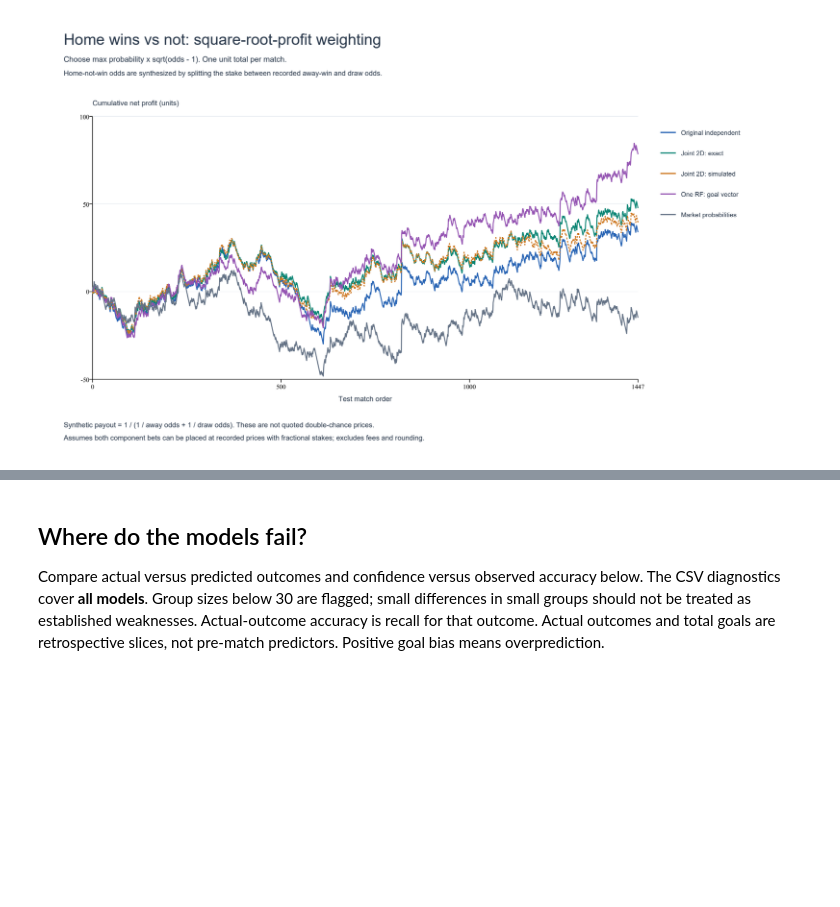
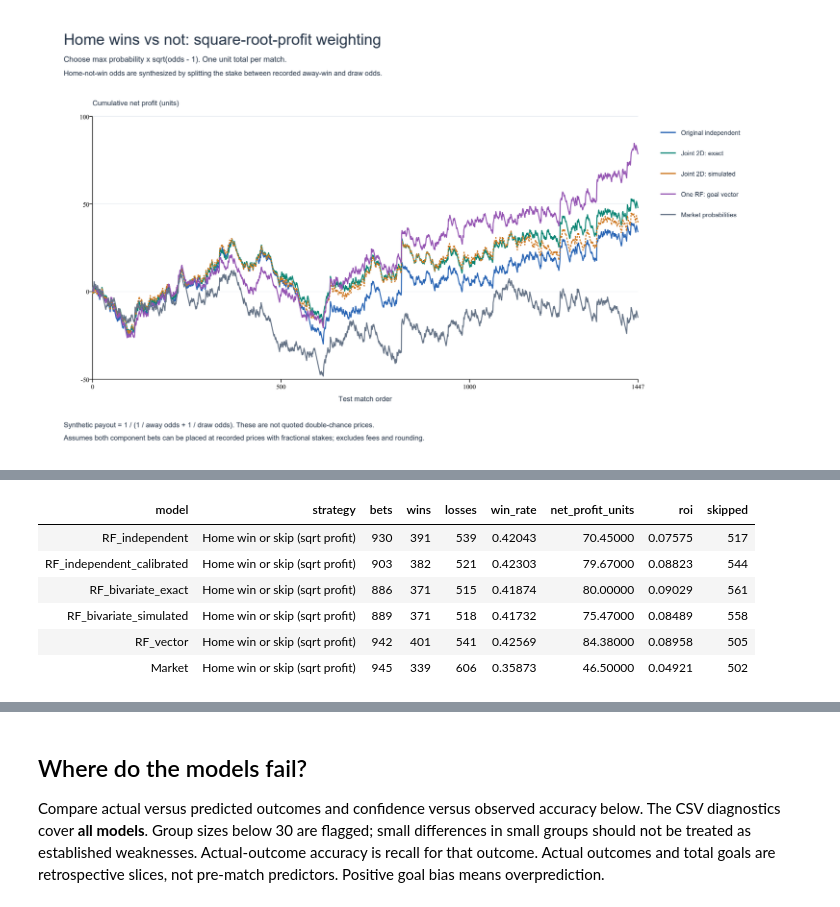
Before and after one commit to YuvalRubinstein99/Football-stats-project, a Jupyter notebook: notebooks/prediction_bivariate.ipynb, the cells around one changed output, grey strips where cells are left out. Cells and saved outputs as stored; diff of their text form; code cells hidden in the pictures; blank space fills up the shorter version.

```diff
--- a/notebooks/prediction_bivariate.ipynb
+++ b/notebooks/prediction_bivariate.ipynb
@@ -208,0 +212,11 @@ display(Image(filename=str(experiment.OUT / "home_win_sqrt_profit_strategy.png")
+# %%
+home_skip_summary = pd.read_csv(experiment.OUT / "home_win_or_skip_strategy.csv")
+display(home_skip_summary)
+# %% [output]
+| model | strategy | bets | wins | losses | win_rate | net_profit_units | roi | skipped |
+| RF_independent | Home win or skip (sqrt profit) | 930 | 391 | 539 | 0.42043 | 70.45000 | 0.07575 | 517 |
+| RF_independent_calibrated | Home win or skip (sqrt profit) | 903 | 382 | 521 | 0.42303 | 79.67000 | 0.08823 | 544 |
+| RF_bivariate_exact | Home win or skip (sqrt profit) | 886 | 371 | 515 | 0.41874 | 80.00000 | 0.09029 | 561 |
+| RF_bivariate_simulated | Home win or skip (sqrt profit) | 889 | 371 | 518 | 0.41732 | 75.47000 | 0.08489 | 558 |
+| RF_vector | Home win or skip (sqrt profit) | 942 | 401 | 541 | 0.42569 | 84.38000 | 0.08958 | 505 |
+| Market | Home win or skip (sqrt profit) | 945 | 339 | 606 | 0.35873 | 46.50000 | 0.04921 | 502 |
```
Also changed, not shown: parts of 3 cells of this notebook, 11 other files.
